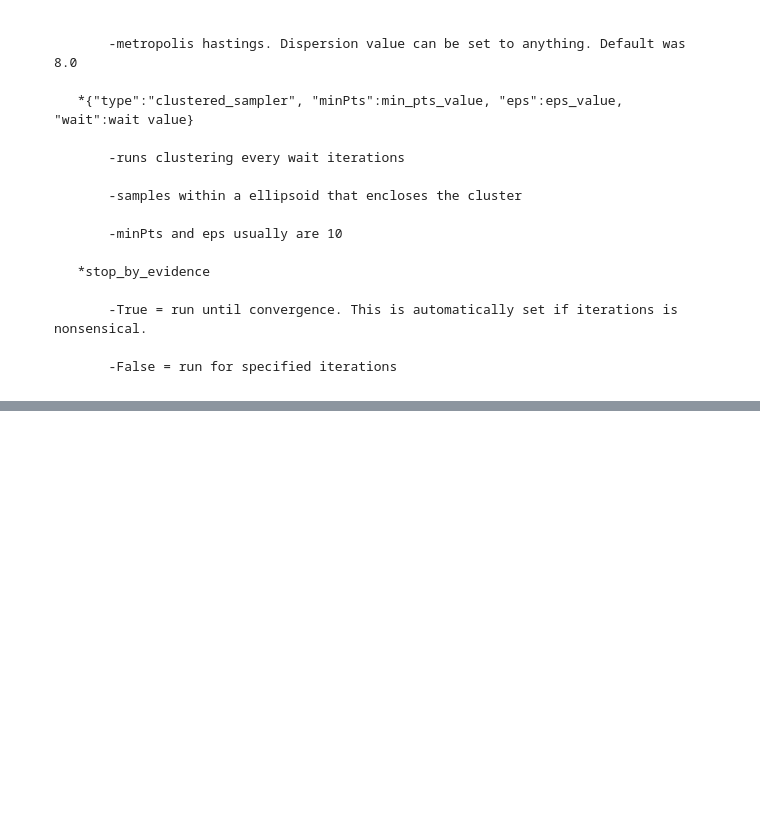
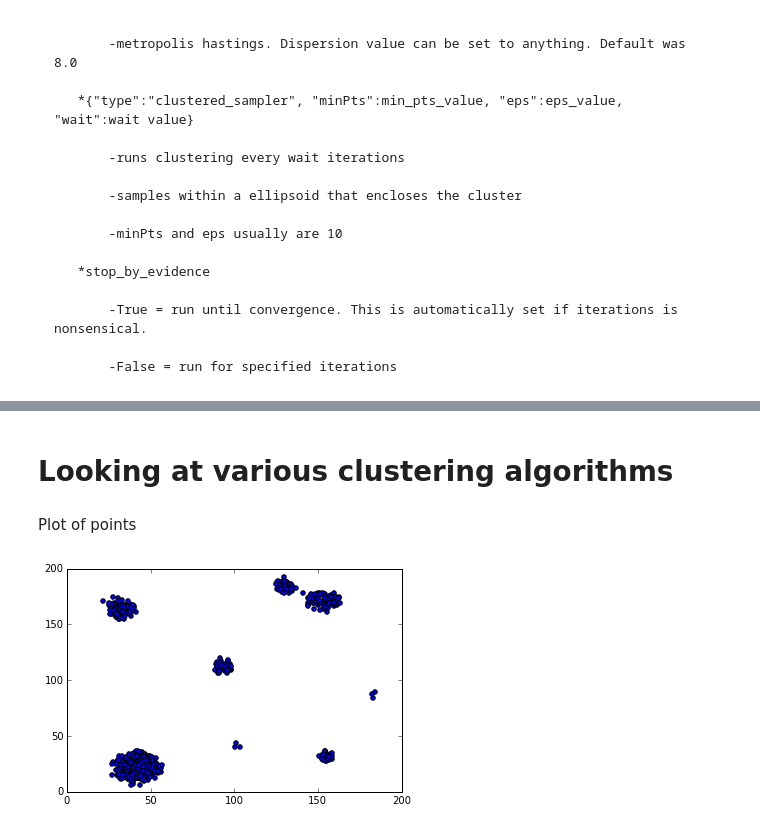
Before and after one commit to rzlee/bayes-detect, a Jupyter notebook: demo.ipynb, the cells around one changed output, grey strips where cells are left out. Drawn from its saved outputs; the diff is of its cells as text; code cells hidden in the pictures; blank space fills up the shorter version.

Commit message:
Notebook with examples of clustering
Notebook with examples of clustering.

```diff
--- a/demo.ipynb
+++ b/demo.ipynb
@@ -87,0 +133,2 @@ likelihood calculations: 139210
+# %% [markdown]
+# Looking at various clustering algorithms
@@ -87,0 +140,4 @@ likelihood calculations: 139210
+# %%
+with open("5000.pkl") as f:
+    samples = pickle.load(f)
+pos = np.array([[s.X, s.Y] for s in samples])
@@ -87,0 +146,9 @@ likelihood calculations: 139210
+# %% [markdown]
+Plot of points
+# %%
+mpl.pyplot.scatter(pos[:,0], pos[:,1])
+mpl.pyplot.xlim(0, 200)
+mpl.pyplot.ylim(0, 200)
+mpl.pyplot.show()
+# %% [output]
+[figure, added]
```
Also changed, not shown: parts of 19 cells of this notebook, 2 other files.
